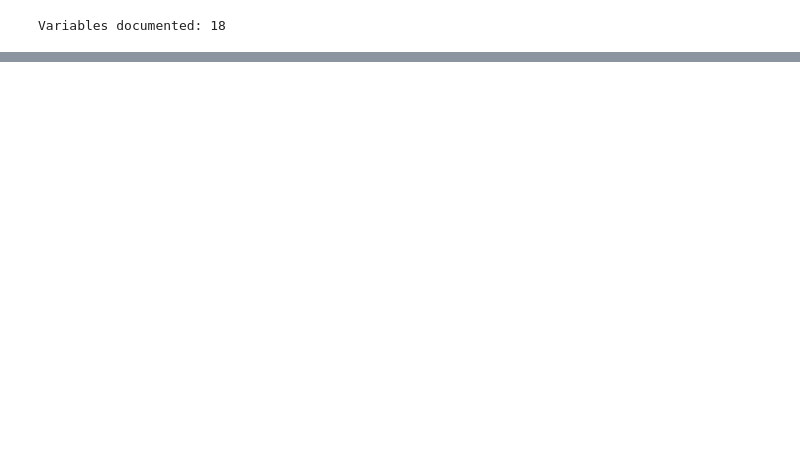
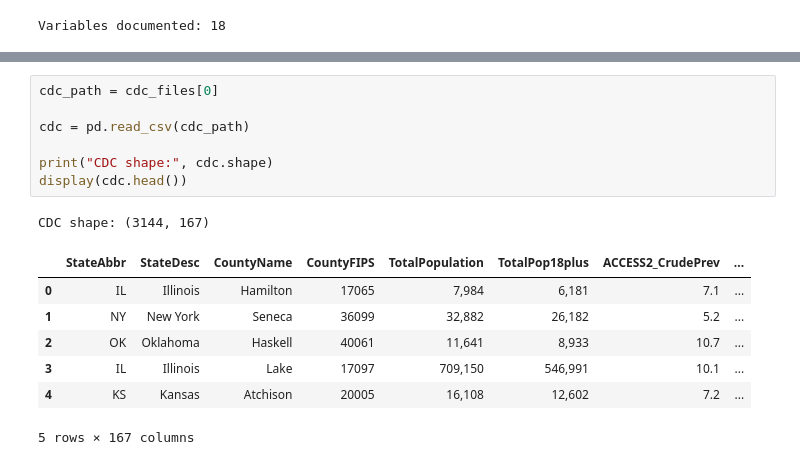
Before and after one commit to ChelcRose/county-obesity-prediction, a Jupyter notebook: notebooks/01_data_inspection.ipynb, the cells around one changed output, grey strips where cells are left out. Drawn from its saved outputs; the diff is of its cells as text; blank space fills up the shorter version.

```diff
--- a/notebooks/01_data_inspection.ipynb
+++ b/notebooks/01_data_inspection.ipynb
@@ -429,0 +440,16 @@ Variables documented: 18
+# %%
+cdc_path = cdc_files[0]
+
+cdc = pd.read_csv(cdc_path)
+
+print("CDC shape:", cdc.shape)
+display(cdc.head())
+# %% [output]
+CDC shape: (3144, 167)
+|  | StateAbbr | StateDesc | CountyName | CountyFIPS | TotalPopulation | TotalPop18plus | ACCESS2_CrudePrev | ... |
+| 0 | IL | Illinois | Hamilton | 17065 | 7,984 | 6,181 | 7.1 | ... |
+| 1 | NY | New York | Seneca | 36099 | 32,882 | 26,182 | 5.2 | ... |
+| 2 | OK | Oklahoma | Haskell | 40061 | 11,641 | 8,933 | 10.7 | ... |
+| 3 | IL | Illinois | Lake | 17097 | 709,150 | 546,991 | 10.1 | ... |
+| 4 | KS | Kansas | Atchison | 20005 | 16,108 | 12,602 | 7.2 | ... |
+5 rows × 167 columns
```
Also changed, not shown: parts of 6 cells of this notebook, 1 other file.
